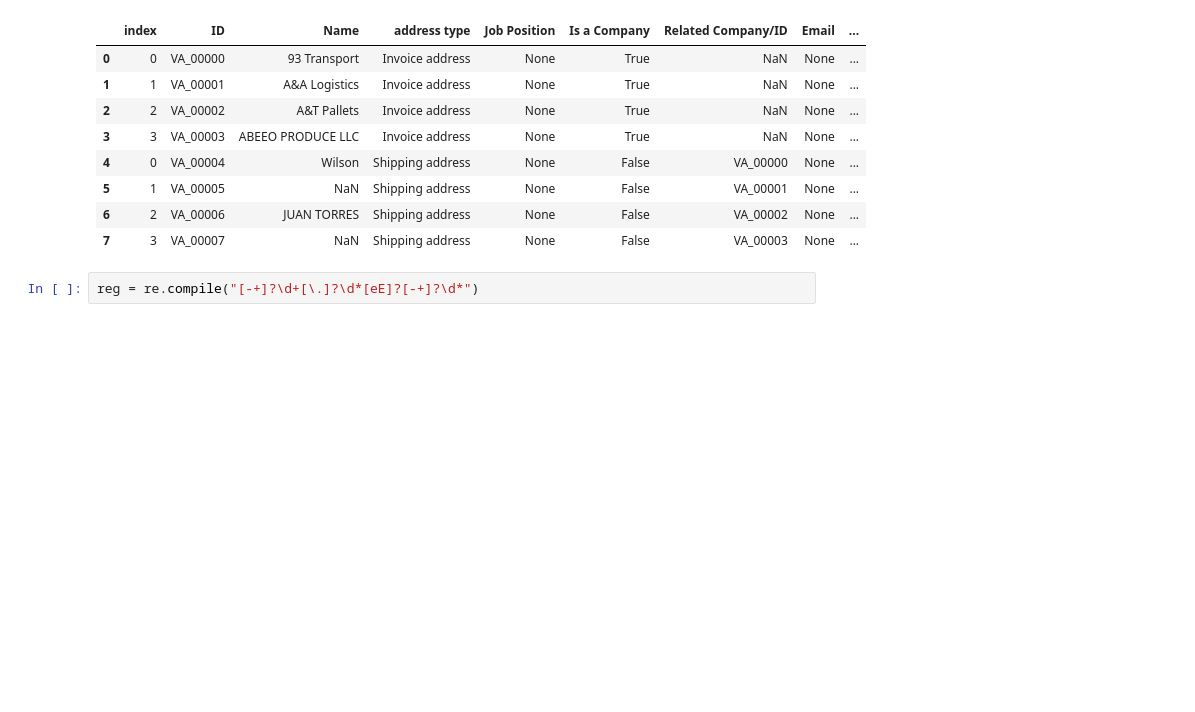
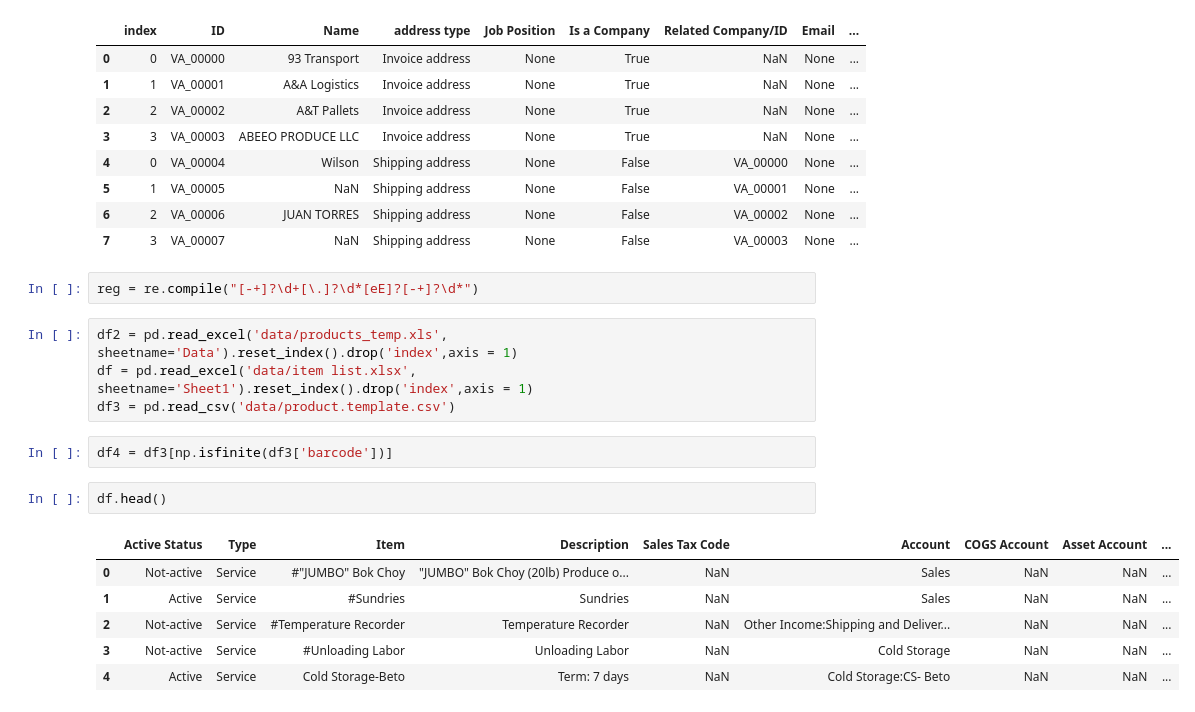
Before and after one commit to kennethcc2005/gbpusa_erp, a Jupyter notebook: Untitled.ipynb, the cells around one changed output. Drawn from its saved outputs; the diff is of its cells as text; blank space fills up the shorter version.

```diff
--- a/Untitled.ipynb
+++ b/Untitled.ipynb
@@ -91,3 +91,18 @@ df_new
 | 7 | 3 | VA_00007 | NaN | Shipping address | None | False | VA_00003 | None | ... |
 # %%
 reg = re.compile("[-+]?\d+[\.]?\d*[eE]?[-+]?\d*")
+# %%
+df2 = pd.read_excel('data/products_temp.xls', sheetname='Data').reset_index().drop('index',axis = 1)
+df = pd.read_excel('data/item list.xlsx', sheetname='Sheet1').reset_index().drop('index',axis = 1)
+df3 = pd.read_csv('data/product.template.csv')
+# %%
+df4 = df3[np.isfinite(df3['barcode'])]
+# %%
+df.head()
+# %% [output]
+|  | Active Status | Type | Item | Description | Sales Tax Code | Account | COGS Account | Asset Account | ... |
+| 0 | Not-active | Service | #"JUMBO" Bok Choy | "JUMBO" Bok Choy (20lb) Produce o... | NaN | Sales | NaN | NaN | ... |
+| 1 | Active | Service | #Sundries | Sundries | NaN | Sales | NaN | NaN | ... |
+| 2 | Not-active | Service | #Temperature Recorder | Temperature Recorder | NaN | Other Income:Shipping and Deliver... | NaN | NaN | ... |
+| 3 | Not-active | Service | #Unloading Labor | Unloading Labor | NaN | Cold Storage | NaN | NaN | ... |
+| 4 | Active | Service | Cold Storage-Beto | Term: 7 days | NaN | Cold Storage:CS- Beto | NaN | NaN | ... |
```
Also changed, not shown: parts of 5 cells of this notebook, 8 other files.
